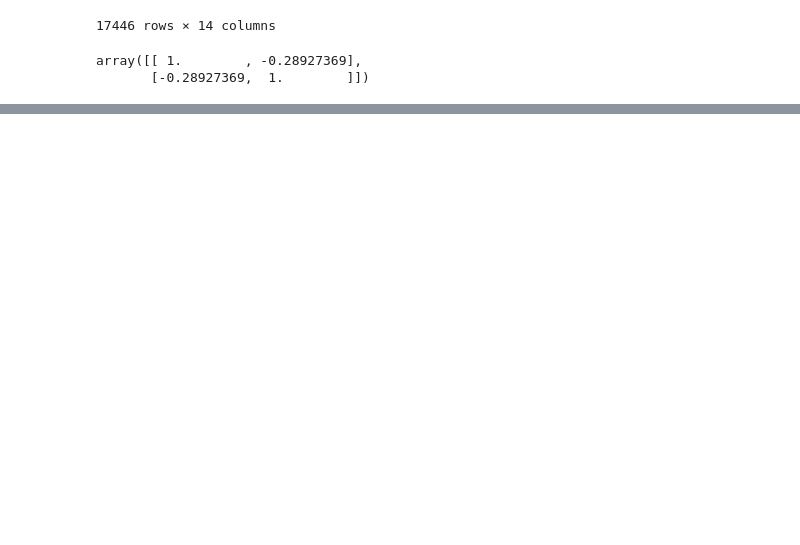
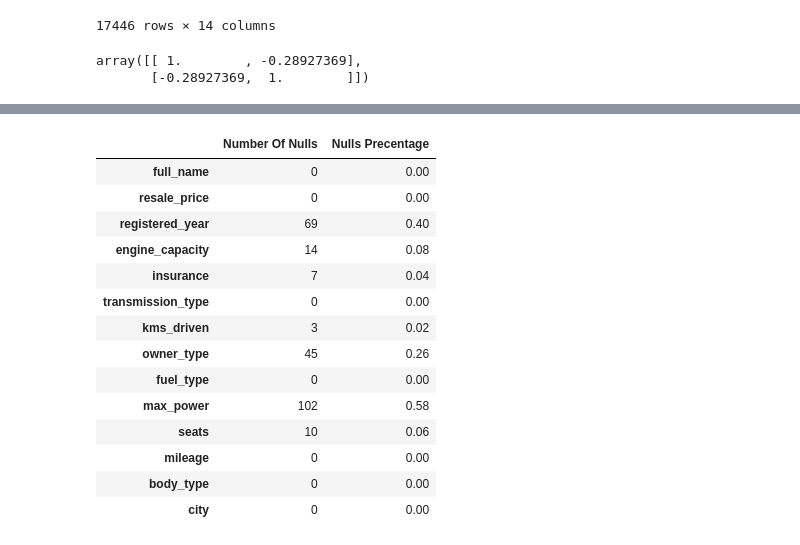
Before and after one commit to NitoBoritto/Car_Sales_Regression_Analysis, a Jupyter notebook: Car_Sales_Regression.ipynb, the cells around one changed output, grey strips where cells are left out. Saved outputs shown, nothing was run; the diff lists cells and outputs as text; code cells hidden in the pictures; blank space fills up the shorter version.

```diff
--- a/Car_Sales_Regression.ipynb
+++ b/Car_Sales_Regression.ipynb
@@ -66,0 +107,22 @@ array([[ 1.        , -0.28927369],
+# %%
+Missing_Summary=pd.DataFrame({
+    'Number Of Nulls':Car_df.isna().sum(),
+    'Nulls Precentage':round((Car_df.isna().sum()/len(Car_df))*100,2)
+})
+Missing_Summary
+# %% [output]
+|  | Number Of Nulls | Nulls Precentage |
+| full_name | 0 | 0.00 |
+| resale_price | 0 | 0.00 |
+| registered_year | 69 | 0.40 |
+| engine_capacity | 14 | 0.08 |
+| insurance | 7 | 0.04 |
+| transmission_type | 0 | 0.00 |
+| kms_driven | 3 | 0.02 |
+| owner_type | 45 | 0.26 |
+| fuel_type | 0 | 0.00 |
+| max_power | 102 | 0.58 |
+| seats | 10 | 0.06 |
+| mileage | 0 | 0.00 |
+| body_type | 0 | 0.00 |
+| city | 0 | 0.00 |
```
Also changed, not shown: parts of 15 cells of this notebook.
